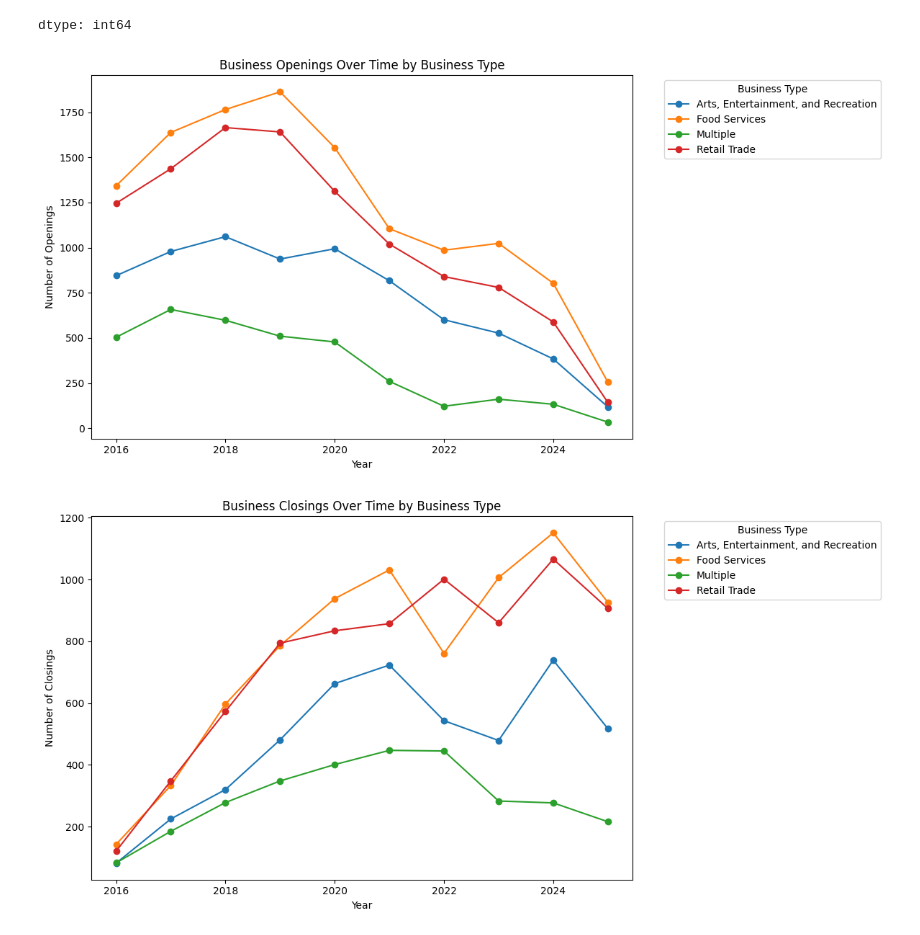
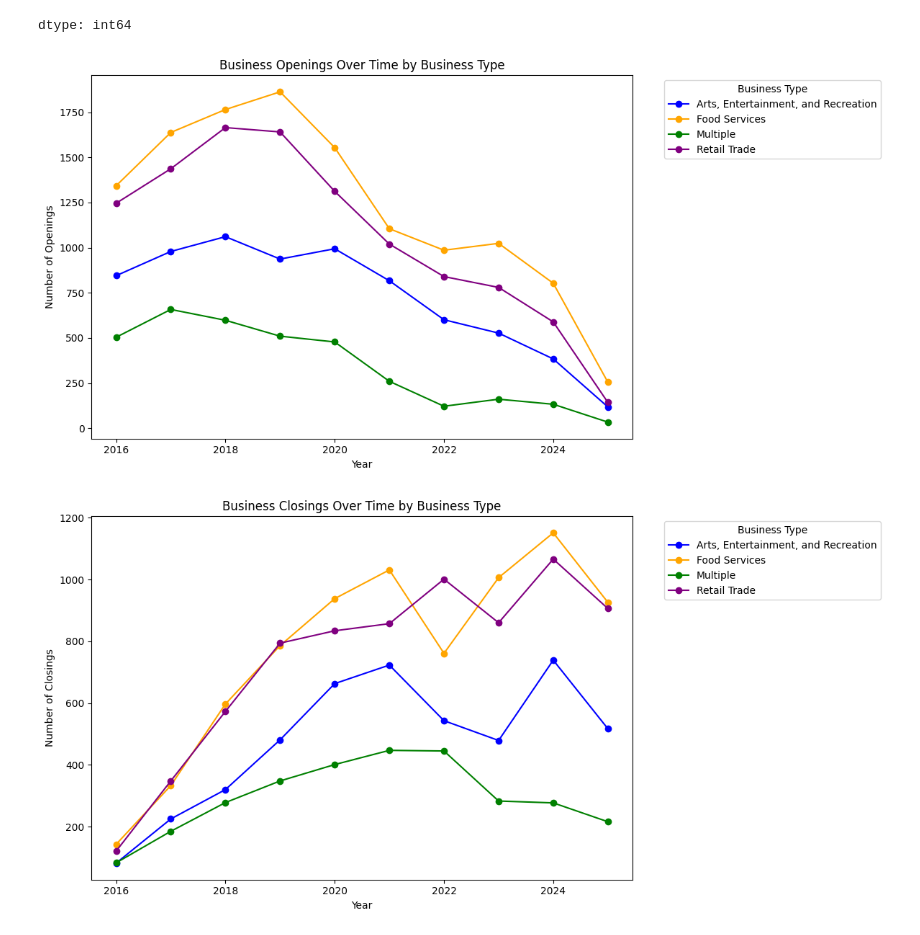
Before and after one commit to miaflynn/CYPLAN255-Final-Project, a Jupyter notebook: 03b_RDE_analysis.ipynb, the cells around one changed output. Saved outputs shown, nothing was run; the diff lists cells and outputs as text; code cells hidden in the pictures.

```diff
--- a/03b_RDE_analysis.ipynb
+++ b/03b_RDE_analysis.ipynb
@@ -162,20 +162,28 @@ dtype: int64
 # %%
 #Set up naics code descriptions to print and remove errant 2026 values
 openings_by_type = df_filtered_start.groupby(['open_year', 'naics_code_description']).size().unstack(fill_value=0)
 openings_by_type = openings_by_type[openings_by_type.index < 2026]
 
+colors = ['blue', 'orange', 'green', 'purple']
+
 plt.figure(figsize=(12, 6))
-for business_type in openings_by_type.columns:
-    plt.plot(openings_by_type.index, openings_by_type[business_type], marker='o', label=business_type)
 
+for i, business_type in enumerate(openings_by_type.columns):
+    plt.plot(
+        openings_by_type.index,
+        openings_by_type[business_type],
+        marker='o',
+        label=business_type,
+        color=colors[i % len(colors)]
+    )
 plt.title('Business Openings Over Time by Business Type')
 plt.xlabel('Year')
 plt.ylabel('Number of Openings')
 plt.legend(title='Business Type', bbox_to_anchor=(1.05, 1), loc='upper left')
 plt.tight_layout()
 plt.show()
 # %% [output]
-[figure, old version]
+[figure, new version]
 # %%
 #Same thing for business closings
 #Set up naics code descriptions to print and remove errant 2026 values
@@ -183,8 +191,15 @@ closings_by_type = df_filtered_end.groupby(['close_year', 'naics_code_descriptio
 closings_by_type = closings_by_type[closings_by_type.index < 2026]
 
 plt.figure(figsize=(12, 6))
-for business_type in closings_by_type.columns:
-    plt.plot(closings_by_type.index, closings_by_type[business_type], marker='o', label=business_type)
+
+for i, business_type in enumerate(closings_by_type.columns):
+    plt.plot(
+        closings_by_type.index,
+        closings_by_type[business_type],
+        marker='o',
+        label=business_type,
+        color=colors[i % len(colors)]
+    )
 
 plt.title('Business Closings Over Time by Business Type')
 plt.xlabel('Year')
@@ -193,4 +208,4 @@ plt.legend(title='Business Type', bbox_to_anchor=(1.05, 1), loc='upper left')
 plt.tight_layout()
 plt.show()
 # %% [output]
-[figure, old version]
+[figure, new version]
```
Also changed, not shown: parts of 2 cells of this notebook.
